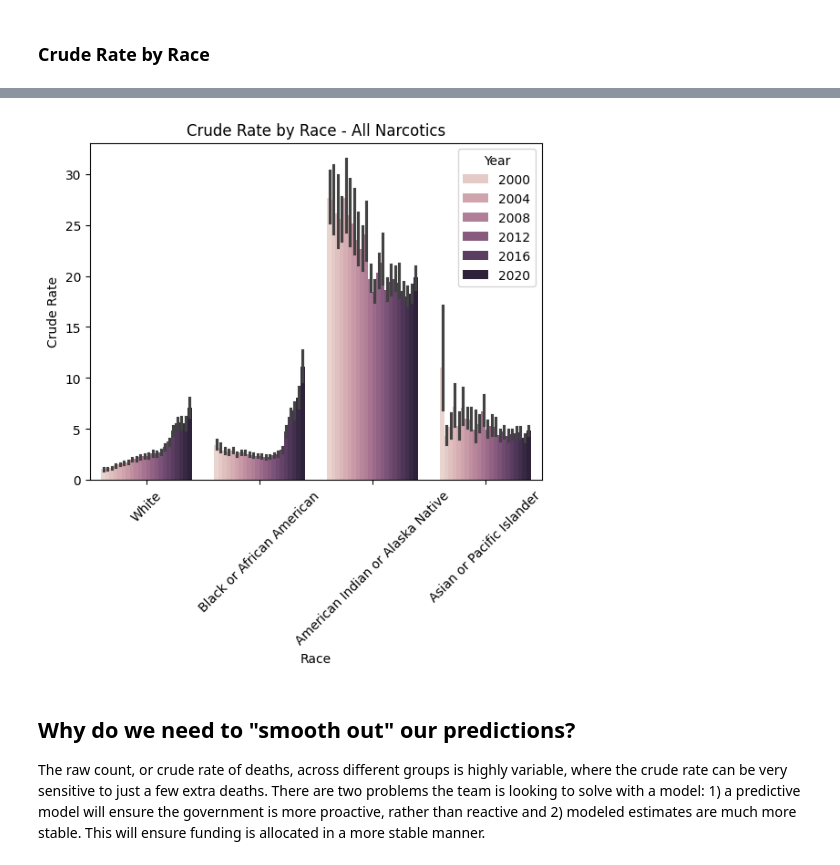
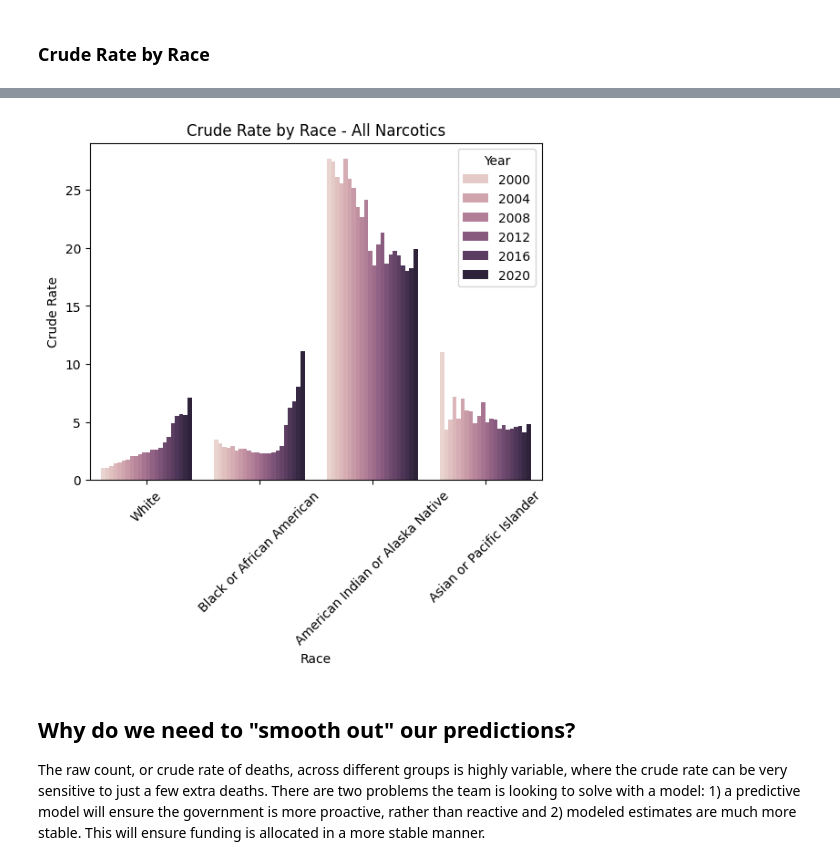
Before and after one commit to jmsarabia/fentanyl_eda, a Jupyter notebook: wonder/Wonder_EDA_Findings.ipynb, the cells around one changed output, grey strips where cells are left out. Saved outputs shown, nothing was run; the diff lists cells and outputs as text; code cells hidden in the pictures.

```diff
--- a/wonder/Wonder_EDA_Findings.ipynb
+++ b/wonder/Wonder_EDA_Findings.ipynb
@@ -68,7 +68,7 @@ fentanyl = cleaned[cleaned['Multiple Cause of death'] == 'Other synthetic narcot
 # %% [markdown]
 ### Crude Rate by Race
 # %%
-race_plot = sns.barplot(data=fentanyl, x='Race', y='Crude Rate',)
+race_plot = sns.barplot(data=fentanyl, x='Race', y='Crude Rate', hue='Year', ci=None)
 
 for item in race_plot.get_xticklabels():
     item.set_rotation(45)
@@ -83,16 +86,16 @@ plt.savefig(f"{title}.svg", format='svg', bbox_inches="tight")
 # %%
-race_plot = sns.barplot(data=cleaned, x='Race', y='Crude Rate', hue='Year')
+race_plot = sns.barplot(data=cleaned, x='Race', y='Crude Rate', hue='Year', errorbar=None)
 
 for item in race_plot.get_xticklabels():
     item.set_rotation(45)
 title = 'Crude Rate by Race - All Narcotics'
 
 race_plot.set(title=title)
 
 # save the plot as PNG file
 plt.savefig(f"{title}.svg", format='svg', bbox_inches="tight")
 # %% [output]
-[figure, old version]
+[figure, new version]
 # %% [markdown]
 ## Why do we need to "smooth out" our predictions?
 
```
Also changed, not shown: parts of 1 cell of this notebook, 2 other files.
